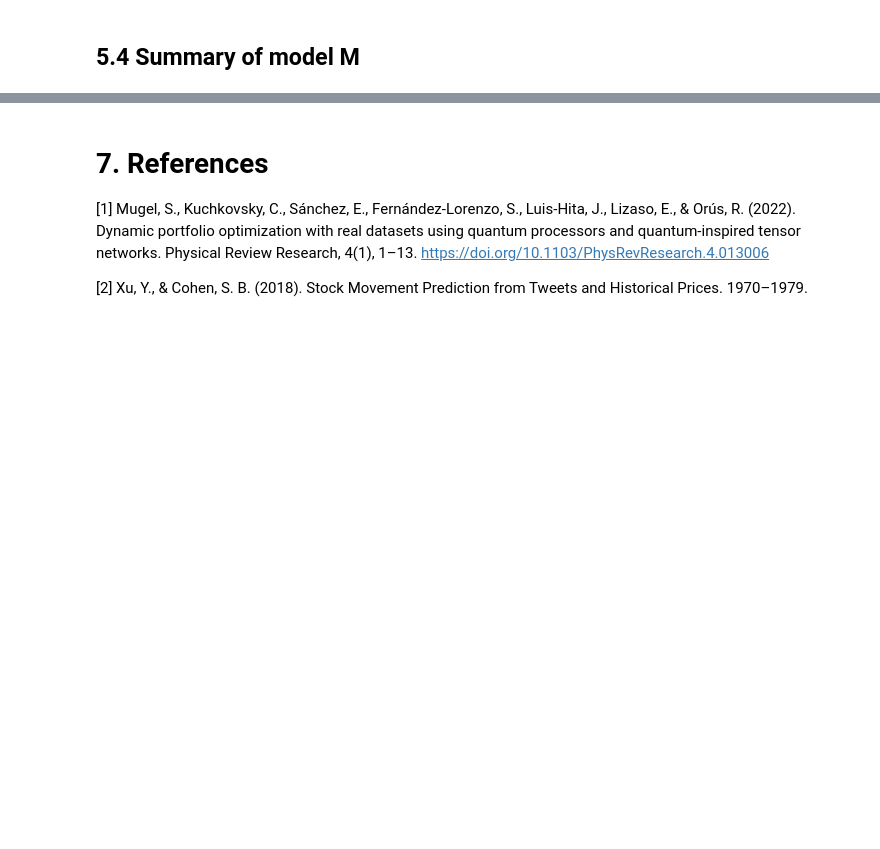
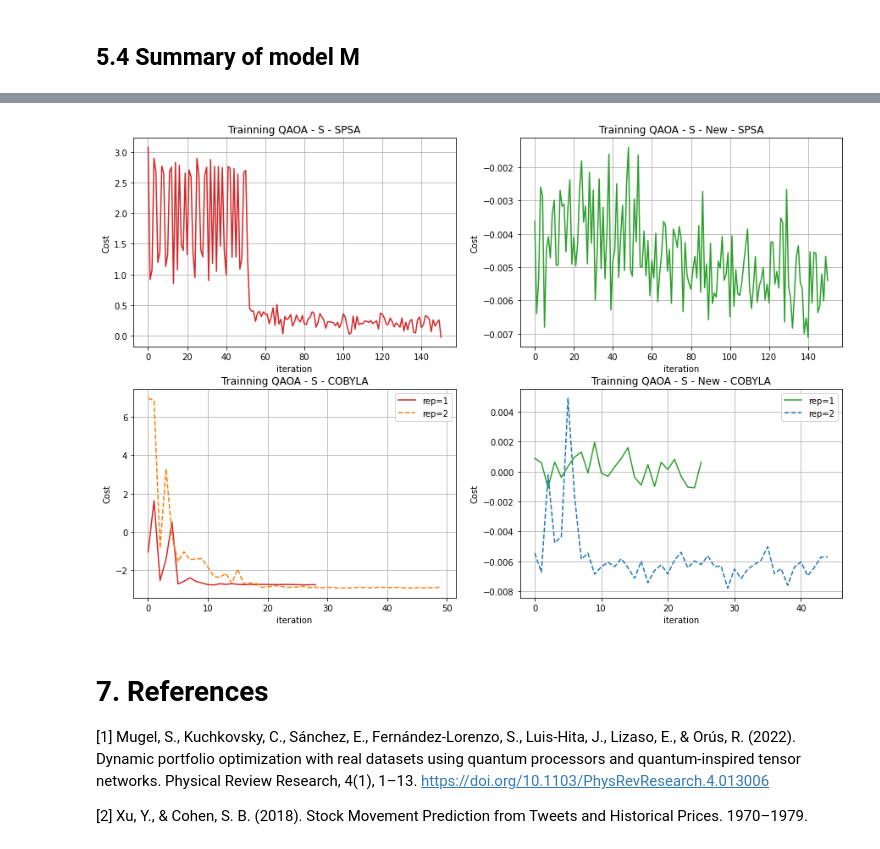
Before and after one commit to alejomonbar/Quantum-Counselor-for-Portfolio-Investment, a Jupyter notebook: Portfolio-Optimization.ipynb, the cells around one changed output, grey strips where cells are left out. Cells and saved outputs as stored; diff of their text form; code cells hidden in the pictures; blank space fills up the shorter version.

```diff
--- a/Portfolio-Optimization.ipynb
+++ b/Portfolio-Optimization.ipynb
@@ -451,3 +580,25 @@ Here, we present two further considerations that could make the model more robus
+# %%
+fig, ax = plt.subplots(2,2, figsize=(15,10))
+ax[0,0].plot(s["QAOA"]["SPSA"][1]["mean"], label="S", color="tab:red")
+ax[0,1].plot(s_new["QAOA"]["SPSA"][1]["mean"], label="S-New", color="tab:green")
+ax[1,0].plot(s["QAOA"]["COBYLA"][1]["mean"], label="rep=1", color="tab:red")
+ax[1,0].plot(s["QAOA"]["COBYLA-2"][1]["mean"], label="rep=2", color="tab:orange", linestyle="--")
+ax[1,0].legend()
+ax[1,1].plot(s_new["QAOA"]["COBYLA"][1]["mean"], label="rep=1", color="tab:green")
+ax[1,1].plot(s_new["QAOA"]["COBYLA-2"][1]["mean"], label="rep=2", color="tab:blue", linestyle="--")
+ax[1,1].legend()
+ax[0,0].set_title("Trainning QAOA - S - SPSA")
+ax[0,1].set_title("Trainning QAOA - S - New - SPSA")
+ax[1,0].set_title("Trainning QAOA - S - COBYLA")
+ax[1,1].set_title("Trainning QAOA - S - New - COBYLA")
+for i in range(2):
+    for j in range(2):
+        ax[i,j].set_xlabel("iteration")
+        ax[i,j].set_ylabel("Cost")
+        ax[i,j].grid()
+plt.savefig("./Images/QAOA-S-Training.png")
+# %% [output]
+[figure, added]
 # %% [markdown]
 # 7. References
 [1] Mugel, S., Kuchkovsky, C., Sánchez, E., Fernández-Lorenzo, S., Luis-Hita, J., Lizaso, E., & Orús, R. (2022). Dynamic portfolio optimization with real datasets using quantum processors and quantum-inspired tensor networks. Physical Review Research, 4(1), 1–13. https://doi.org/10.1103/PhysRevResearch.4.013006
```
Also changed, not shown: parts of 35 cells of this notebook, 43 other files.
